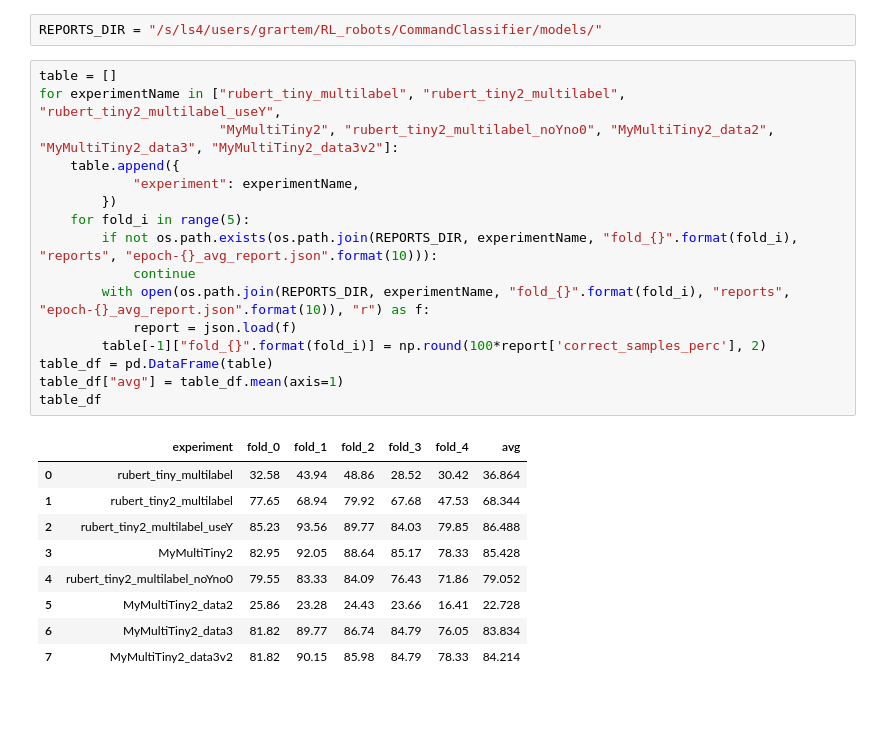
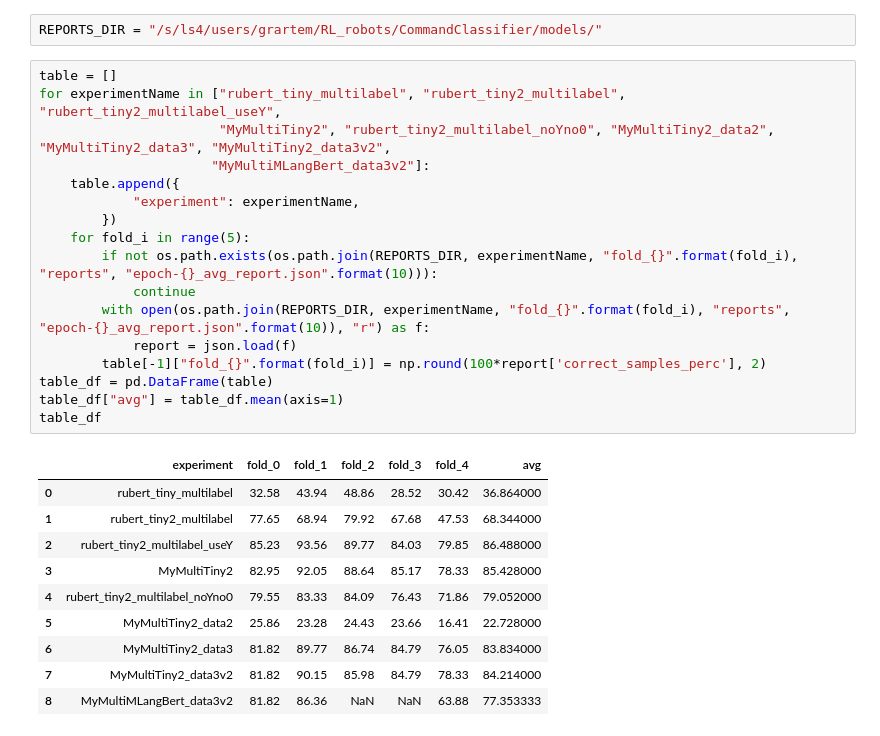
Before and after one commit to gilmoright/CommandClassifier, a Jupyter notebook: Notebooks/Reports/Compare_percend_of_right_example.ipynb, the cells around one changed output. Saved outputs shown, nothing was run; the diff lists cells and outputs as text; blank space fills up the shorter version.

```diff
--- a/Notebooks/Reports/Compare_percend_of_right_example.ipynb
+++ b/Notebooks/Reports/Compare_percend_of_right_example.ipynb
@@ -10,29 +10,31 @@ REPORTS_DIR = "/s/ls4/users/grartem/RL_robots/CommandClassifier/models/"
 # %%
 table = []
 for experimentName in ["rubert_tiny_multilabel", "rubert_tiny2_multilabel", "rubert_tiny2_multilabel_useY",
-                       "MyMultiTiny2", "rubert_tiny2_multilabel_noYno0", "MyMultiTiny2_data2", "MyMultiTiny2_data3", "MyMultiTiny2_data3v2"]:
+                       "MyMultiTiny2", "rubert_tiny2_multilabel_noYno0", "MyMultiTiny2_data2", "MyMultiTiny2_data3", "MyMultiTiny2_data3v2",
+                      "MyMultiMLangBert_data3v2"]:
     table.append({
             "experiment": experimentName,
         })
     for fold_i in range(5):
         if not os.path.exists(os.path.join(REPORTS_DIR, experimentName, "fold_{}".format(fold_i), "reports", "epoch-{}_avg_report.json".format(10))):
             continue
         with open(os.path.join(REPORTS_DIR, experimentName, "fold_{}".format(fold_i), "reports", "epoch-{}_avg_report.json".format(10)), "r") as f:
             report = json.load(f)
         table[-1]["fold_{}".format(fold_i)] = np.round(100*report['correct_samples_perc'], 2)
 table_df = pd.DataFrame(table)
 table_df["avg"] = table_df.mean(axis=1)
 table_df
 # %% [output]
 |  | experiment | fold_0 | fold_1 | fold_2 | fold_3 | fold_4 | avg |
-| 0 | rubert_tiny_multilabel | 32.58 | 43.94 | 48.86 | 28.52 | 30.42 | 36.864 |
-| 1 | rubert_tiny2_multilabel | 77.65 | 68.94 | 79.92 | 67.68 | 47.53 | 68.344 |
-| 2 | rubert_tiny2_multilabel_useY | 85.23 | 93.56 | 89.77 | 84.03 | 79.85 | 86.488 |
-| 3 | MyMultiTiny2 | 82.95 | 92.05 | 88.64 | 85.17 | 78.33 | 85.428 |
-| 4 | rubert_tiny2_multilabel_noYno0 | 79.55 | 83.33 | 84.09 | 76.43 | 71.86 | 79.052 |
-| 5 | MyMultiTiny2_data2 | 25.86 | 23.28 | 24.43 | 23.66 | 16.41 | 22.728 |
-| 6 | MyMultiTiny2_data3 | 81.82 | 89.77 | 86.74 | 84.79 | 76.05 | 83.834 |
-| 7 | MyMultiTiny2_data3v2 | 81.82 | 90.15 | 85.98 | 84.79 | 78.33 | 84.214 |
+| 0 | rubert_tiny_multilabel | 32.58 | 43.94 | 48.86 | 28.52 | 30.42 | 36.864000 |
+| 1 | rubert_tiny2_multilabel | 77.65 | 68.94 | 79.92 | 67.68 | 47.53 | 68.344000 |
+| 2 | rubert_tiny2_multilabel_useY | 85.23 | 93.56 | 89.77 | 84.03 | 79.85 | 86.488000 |
+| 3 | MyMultiTiny2 | 82.95 | 92.05 | 88.64 | 85.17 | 78.33 | 85.428000 |
+| 4 | rubert_tiny2_multilabel_noYno0 | 79.55 | 83.33 | 84.09 | 76.43 | 71.86 | 79.052000 |
+| 5 | MyMultiTiny2_data2 | 25.86 | 23.28 | 24.43 | 23.66 | 16.41 | 22.728000 |
+| 6 | MyMultiTiny2_data3 | 81.82 | 89.77 | 86.74 | 84.79 | 76.05 | 83.834000 |
+| 7 | MyMultiTiny2_data3v2 | 81.82 | 90.15 | 85.98 | 84.79 | 78.33 | 84.214000 |
+| 8 | MyMultiMLangBert_data3v2 | 81.82 | 86.36 | NaN | NaN | 63.88 | 77.353333 |
 # %%
 # Если не смотреть на У при подсчёте правильно предсказанных кортежей лейблов
 for experimentName in ["rubert_tiny2_multilabel"]:
```
Also changed, not shown: parts of 3 cells of this notebook, 4 other files.
